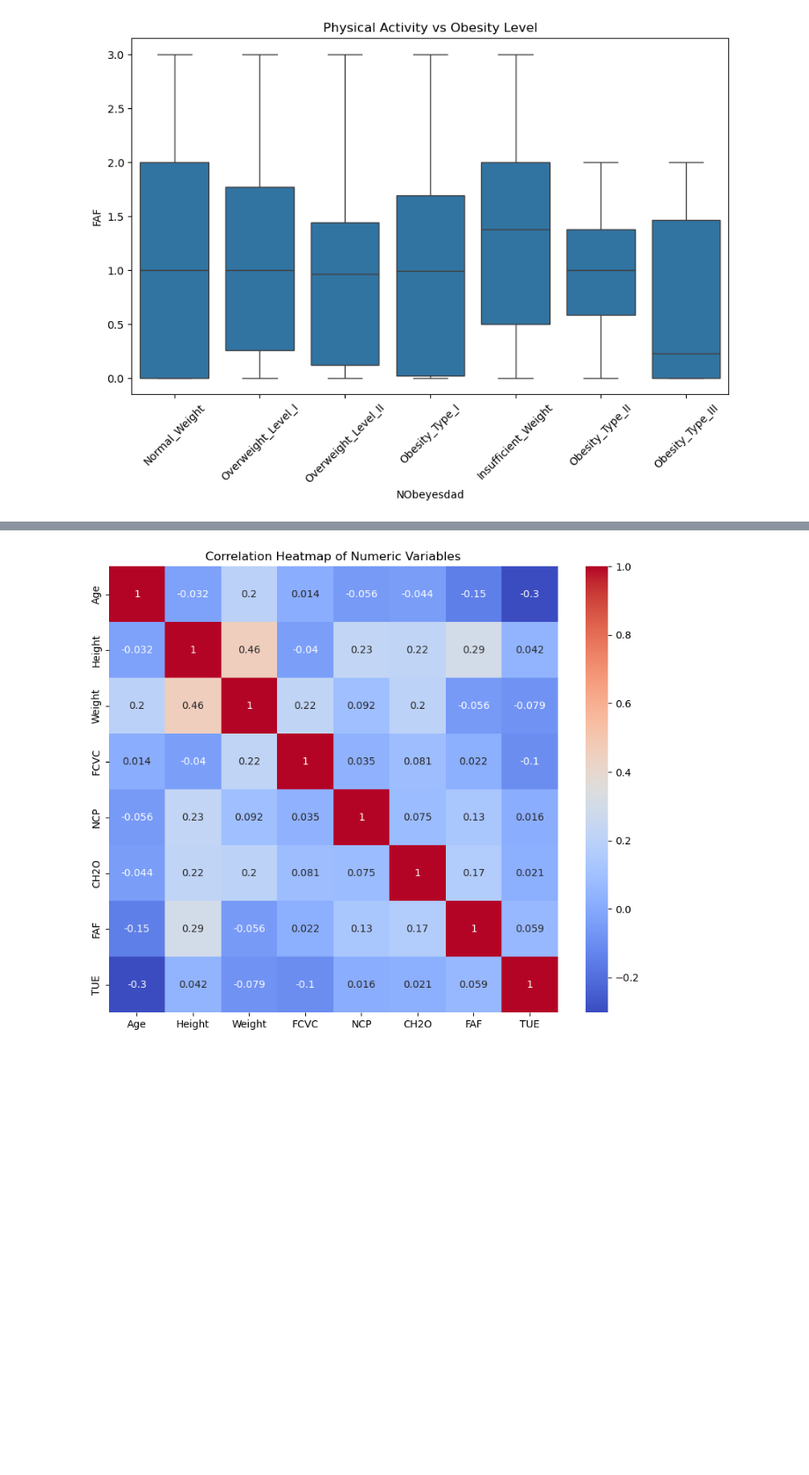
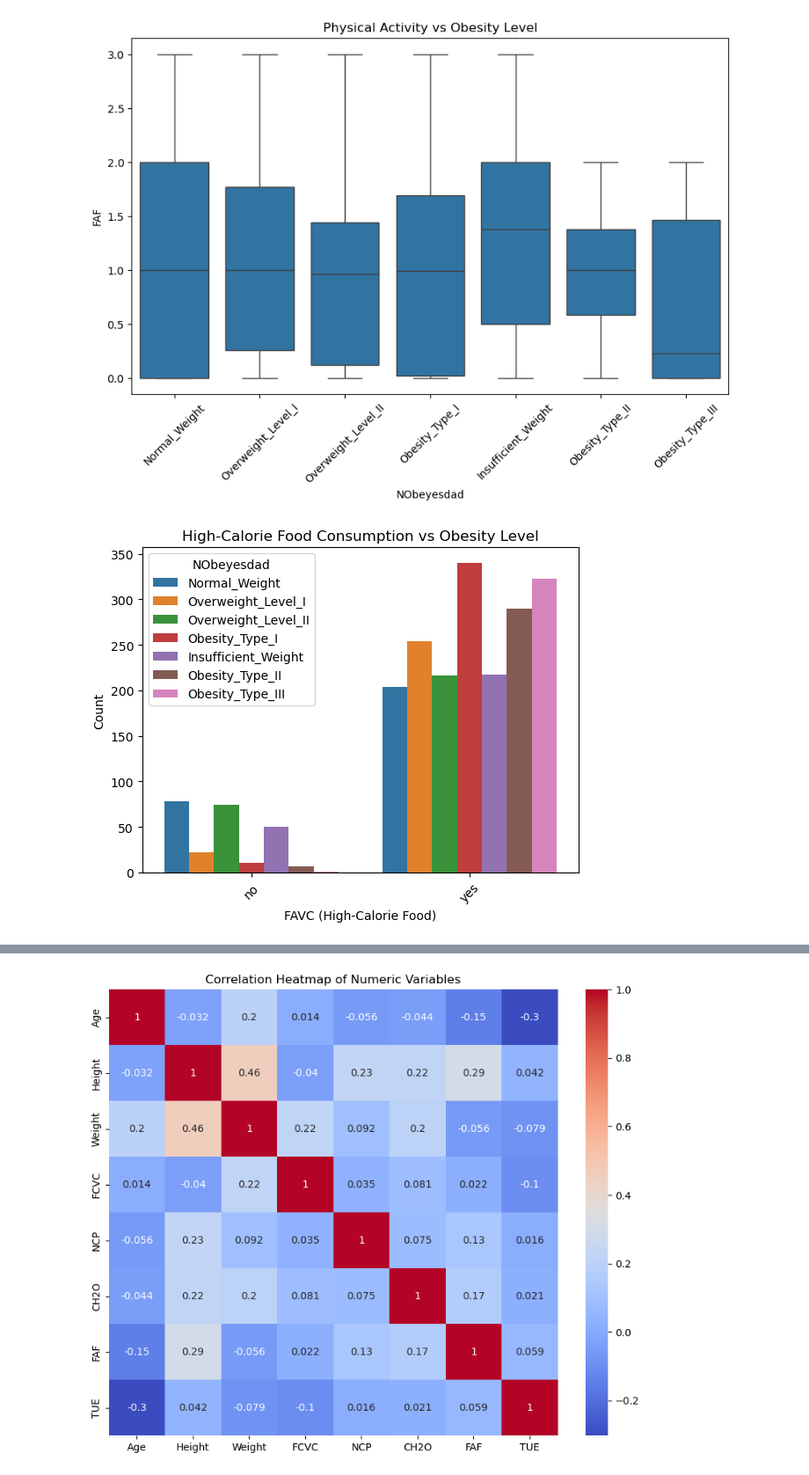
Before and after one commit to 2022179/FinalCAPSI179, a Jupyter notebook: Obesity-checkpoint.ipynb, the cells around one changed output, grey strips where cells are left out. Shown at 88% size. Saved outputs shown, nothing was run; the diff lists cells and outputs as text; code cells hidden in the pictures; blank space fills up the shorter version.

Commit message:
markdowns
markdowns
worked on the introduction mark down , added a few more visualizations and added markdowns . looked at tunning results and gave markdowns too

```diff
--- a/Obesity-checkpoint.ipynb
+++ b/Obesity-checkpoint.ipynb
@@ -175,3 +174,15 @@ plt.xticks(rotation=45)
 plt.show()
 # %% [output]
 [figure]
+# %%
+
+sns.countplot(x='FAVC',
+              hue='NObeyesdad',
+              data=df)
+plt.title("High-Calorie Food Consumption vs Obesity Level")
+plt.xlabel("FAVC (High-Calorie Food)")
+plt.ylabel("Count")
+plt.xticks(rotation=45)
+plt.show()
+# %% [output]
+[figure, added]
```
Also changed, not shown: parts of 11 cells of this notebook, 1 other file.
